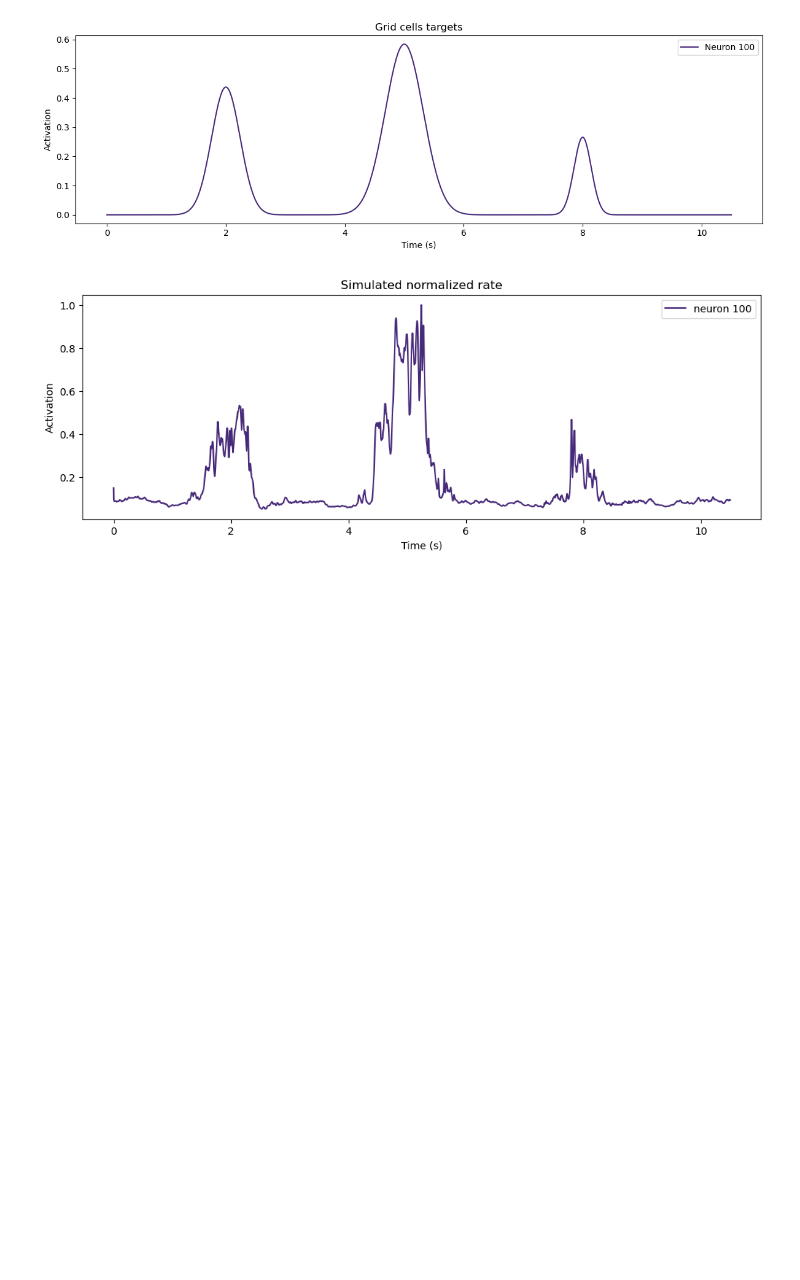
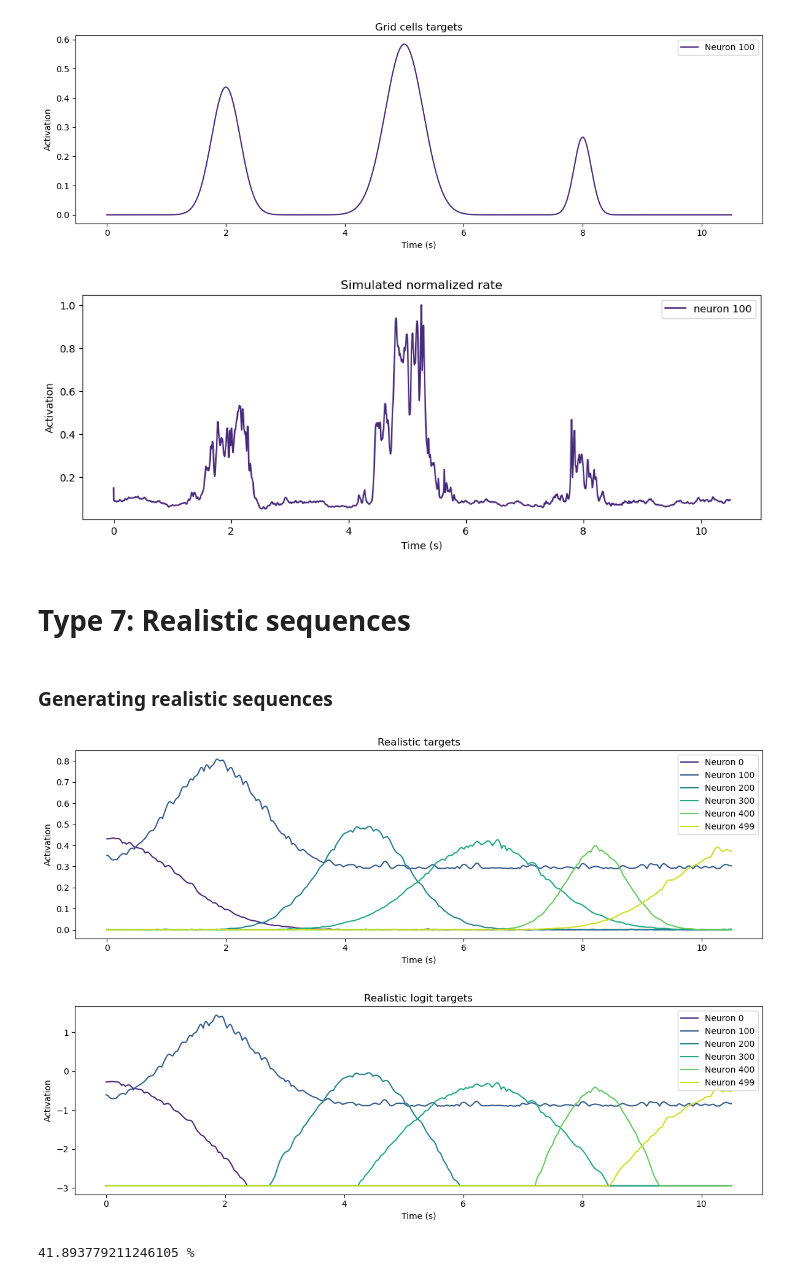
Before and after one commit to JohanneBohn/Reproducing-neural-sequences-with-Partial-In-Network-Training, a Jupyter notebook: learnable_patterns.ipynb, the cells around one changed output. Cells and saved outputs as stored; diff of their text form; code cells hidden in the pictures; blank space fills up the shorter version.

Commit message:
generating target sequences that fit the article [RAJAN, 2016] 's  real data metrics & descriptions

```diff
--- a/learnable_patterns.ipynb
+++ b/learnable_patterns.ipynb
@@ -357,3 +369,7 @@ PINned_model.display_simulation(T, dt, final_rates, neuron_list)
 # %% [output]
 [figure]
 [figure]
+# %% [markdown]
+# Type 7: Realistic sequences
+# %% [markdown]
+### Generating realistic sequences
@@ -359,0 +381,23 @@ PINned_model.display_simulation(T, dt, final_rates, neuron_list)
+# %%
+p=0.2
+
+width_jitter=0.5
+amp_jitter=0.2
+noise_level=0.03
+noise_tau=0.04
+noise_floor=0.1
+baseline_frac=0.35
+baseline_range=(0.1, 0.9)
+# %%
+rs = Realistic_seq(T, dt)
+targets = rs.target_functions(T, sigma, N, epsilon, width_jitter, amp_jitter, noise_level, noise_tau, noise_floor, baseline_frac, baseline_range)
+rs.gaussian_graph(T, sigma, N, neuron_list)
+rs.target_graph(T, sigma, N, neuron_list, epsilon)
+# %% [output]
+[figure, added]
+[figure, added]
+# %%
+bVar = Metrics.compute_bVar(rs.targets_rate, rs.t, sigma)
+print(bVar * 100, "%")   # cible : ~40
+# %% [output]
+41.893779211246105 %
```
Also changed, not shown: parts of 14 cells of this notebook, 1 other file.
